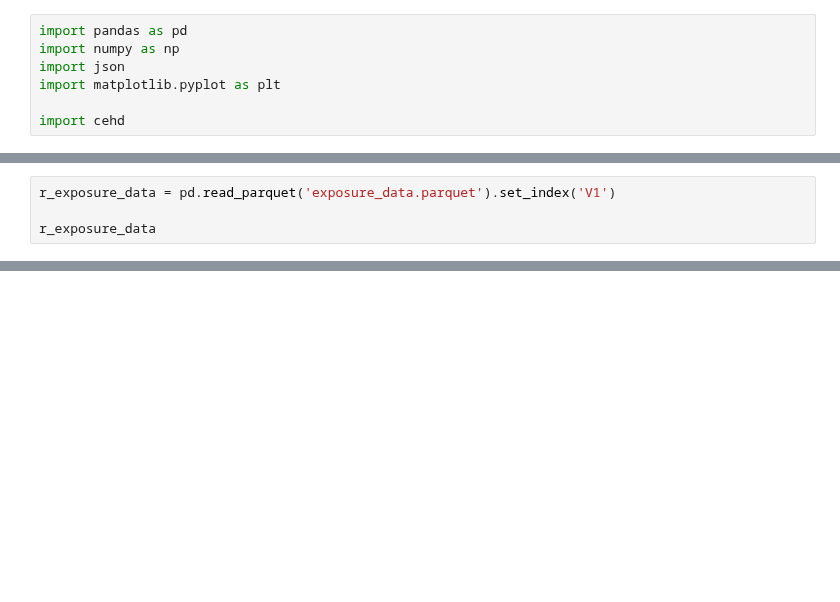
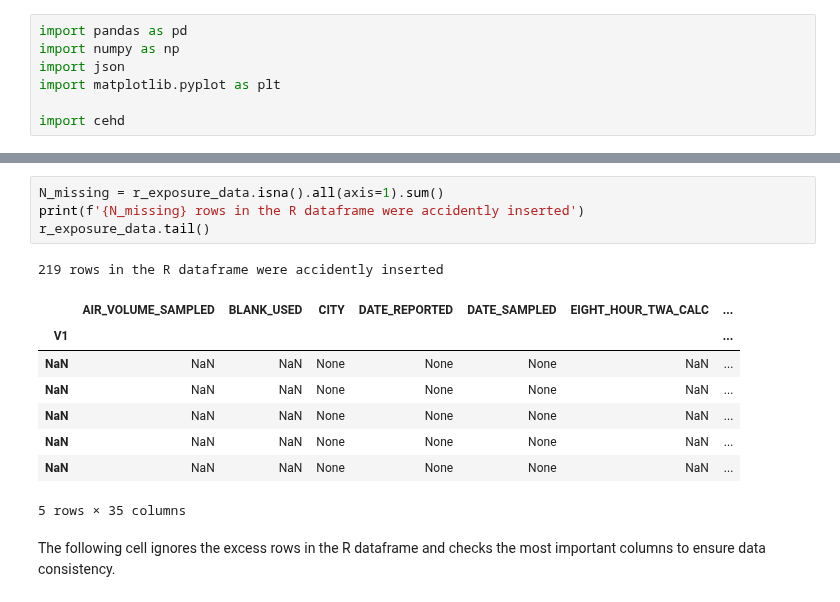
Before and after one commit to jkvasnicka/ht-occupational-plus, a Jupyter notebook: CEHD_Python_cleaning_20240711.ipynb, the cells around one changed output, grey strips where cells are left out. Drawn from its saved outputs; the diff is of its cells as text; blank space fills up the shorter version.

```diff
--- a/CEHD_Python_cleaning_20240711.ipynb
+++ b/CEHD_Python_cleaning_20240711.ipynb
@@ -47,4 +74,0 @@ _ = cehd.plot_cumulative_changes(path_settings['cehd_log_file'], initial_count)
-# %%
-r_exposure_data = pd.read_parquet('exposure_data.parquet').set_index('V1')
-
-r_exposure_data
@@ -138,0 +92,16 @@ len(original)
+# %%
+N_missing = r_exposure_data.isna().all(axis=1).sum()
+print(f'{N_missing} rows in the R dataframe were accidently inserted')
+r_exposure_data.tail()
+# %% [output]
+219 rows in the R dataframe were accidently inserted
+|  | AIR_VOLUME_SAMPLED | BLANK_USED | CITY | DATE_REPORTED | DATE_SAMPLED | EIGHT_HOUR_TWA_CALC | ... |
+| V1 |  |  |  |  |  |  | ... |
+| NaN | NaN | NaN | None | None | None | NaN | ... |
+| NaN | NaN | NaN | None | None | None | NaN | ... |
+| NaN | NaN | NaN | None | None | None | NaN | ... |
+| NaN | NaN | NaN | None | None | None | NaN | ... |
+| NaN | NaN | NaN | None | None | None | NaN | ... |
+5 rows × 35 columns
+# %% [markdown]
+The following cell ignores the excess rows in the R dataframe and checks the most important columns to ensure data consistency.
```
Also changed, not shown: parts of 27 cells of this notebook, 1 other file.
